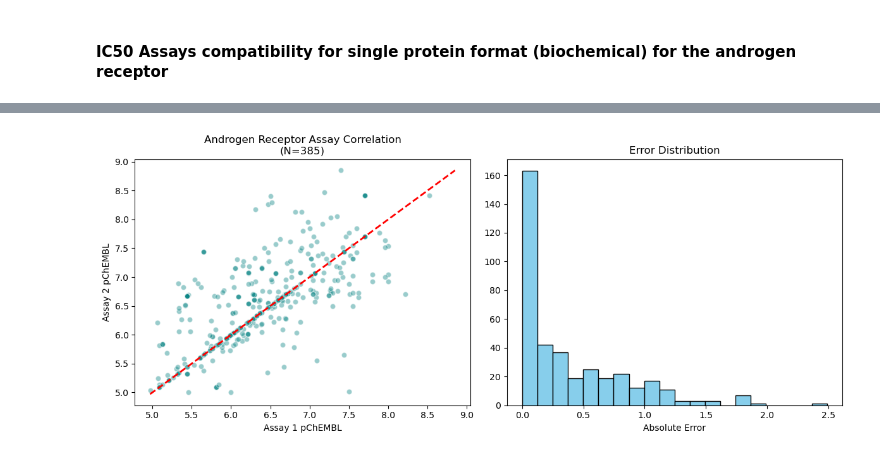
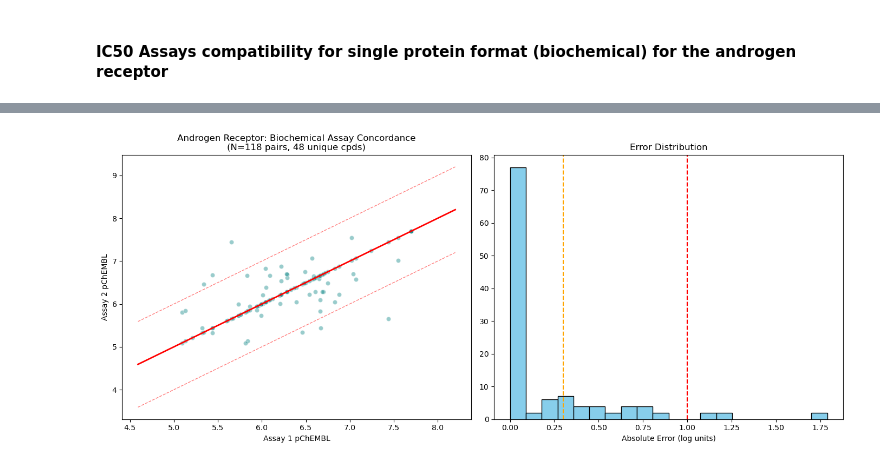
Before and after one commit to Daylad34/ar_IC50dataset, a Jupyter notebook: ChEMBL36_AR_IC50_Assays_Overlapping.ipynb, the cells around one changed output, grey strips where cells are left out. Cells and saved outputs as stored; diff of their text form; code cells hidden in the pictures.

Commit message:
Finalized AR biochemical and functional assay script

```diff
--- a/ChEMBL36_AR_IC50_Assays_Overlapping.ipynb
+++ b/ChEMBL36_AR_IC50_Assays_Overlapping.ipynb
@@ -5,7 +5,9 @@
 %config SqlMagic.feedback = False
 %config SqlMagic.displaylimit = None
 
-# Connect to your local ChEMBL 36 instance
-# Replace 'password' with your actual password
+from sqlalchemy import create_engine
+
+# Connect to local ChEMBL 36
 connection_string = 'postgresql://postgres:Daylad_3464@localhost:5432/ChEMBL36'
 %sql $connection_string
+engine = create_engine(connection_string)
@@ -29,21 +28,21 @@ from sklearn.metrics import r2_score, median_absolute_error
 def gather_data(engine, standard_type='IC50', minOverlap=5, minAssaySize=20, maxAssaySize=100,
                 onlyHighConfidence=True, removeMutants=True):
 
-    # 1. Identify Valid Assays
-    # Note: We use 'DROP TABLE IF EXISTS' and create regular tables (not temporary)
-    # so Pandas can see them outside the %sql session.
+
     %sql DROP TABLE IF EXISTS ar_temp_assays;
     conf_score = 9 if onlyHighConfidence else 0
 
     %sql \
     SELECT assay_id, assays.chembl_id assay_chembl_id, description, tid, \
-           count(distinct(molregno)) cnt, variant_id \
+            count(distinct(molregno)) cnt, variant_id \
     INTO ar_temp_assays \
     FROM activities \
     JOIN assays using(assay_id) \
     JOIN target_dictionary as targets using (tid) \
     WHERE targets.chembl_id = 'CHEMBL1871' \
-      AND target_type = 'SINGLE PROTEIN' \
+      AND targets.target_type = 'SINGLE PROTEIN' \
+      AND assays.assay_type = 'B' \
+      AND assays.bao_format = 'BAO_0000357' \
       AND standard_type = :standard_type \
       AND standard_units = 'nM' \
       AND pchembl_value IS NOT NULL \
@@ -52,13 +51,13 @@ def gather_data(engine, standard_type='IC50', minOverlap=5, minAssaySize=20, max
       AND confidence_score >= :conf_score \
     GROUP BY (assay_id, assays.chembl_id, description, tid, variant_id);
 
-    # 2. Apply Mutant Filters
+    # Remove Mutant androgen receptor
     if removeMutants:
         %sql DELETE FROM ar_temp_assays \
              WHERE variant_id IS NOT NULL \
                 OR lower(description) ~ 'mutant|mutation|variant|ar-v7|t878a|f877l|l702h|h875y';
 
-    # 3. Extract "Goldilocks" activities
+    # Extract "Goldilocks" activities
     %sql DROP TABLE IF EXISTS ar_goldilocks;
     %sql \
     SELECT assay_id, molregno, pchembl_value \
@@ -67,7 +66,7 @@ def gather_data(engine, standard_type='IC50', minOverlap=5, minAssaySize=20, max
     JOIN ar_temp_assays using (assay_id) \
     WHERE cnt >= :minAssaySize AND cnt <= :maxAssaySize;
 
-    # 4. Calculate Overlap
+    # Calculate Overlap
     %sql DROP TABLE IF EXISTS ar_goldilocks_ovl;
     %sql \
     SELECT c1.assay_id aid1, c2.assay_id aid2, count(distinct c1.molregno) ovl \
@@ -78,8 +77,7 @@ def gather_data(engine, standard_type='IC50', minOverlap=5, minAssaySize=20, max
     GROUP BY (c1.assay_id, c2.assay_id) \
     HAVING count(distinct c1.molregno) >= :minOverlap;
 
-    # 5. RETRIEVAL (The No-Fail Part)
-    # We use pd.read_sql with the engine directly. This skips %sql's display logic.
+    # Data retrieval
     query = """
     SELECT g1.molregno, g1.pchembl_value as p1, g2.pchembl_value as p2, aid1, aid2
     FROM ar_goldilocks_ovl
@@ -87,13 +85,13 @@ def gather_data(engine, standard_type='IC50', minOverlap=5, minAssaySize=20, max
     JOIN ar_goldilocks g2 ON (aid2 = g2.assay_id AND g1.molregno = g2.molregno);
     """
 
-    # We use the SQLAlchemy connection to bypass ipython-sql entirely
     with engine.connect() as conn:
         df_final = pd.read_sql(text(query), conn)
 
     return df_final.values.tolist()
 
-def show_comparison(pts, title="Androgen Receptor Assay Correlation"):
+    #Data tranformation for analysis
+def show_comparison(pts, title="Androgen Receptor: Biochemical Assay Concordance"):
     if not pts or len(pts) == 0:
         print("Analysis Error: No data points found. Try loosening your filters.")
         return
@@ -104,44 +102,70 @@ def show_comparison(pts, title="Androgen Receptor Assay Correlation"):
     df_clean = df.dropna(subset=['p1', 'p2']).copy()
 
     final_count = len(df_clean)
+    unique_compounds = df_clean['molregno'].nunique() # Generate unique compound count
+
     if final_count < 2:
         print(f"Error: Only {final_count} points after cleaning. Need at least 2.")
         return
 
+    # Calculate Per-Pair Bias
+    bias = df_clean.groupby(['aid1', 'aid2']).agg(
+        n_compounds=('molregno', 'count'),
+        avg_p1=('p1', 'mean'),
+        avg_p2=('p2', 'mean')
+    ).reset_index()
+    bias['delta'] = bias['avg_p1'] - bias['avg_p2']
+
+    # Stats Calculation
     xp, yp = df_clean['p1'].values, df_clean['p2'].values
+    diffs = np.abs(xp - yp)
 
-    # Stats
+    f_03 = (diffs > 0.3).mean()
+    f_10 = (diffs > 1.0).mean()
     r2 = r2_score(xp, yp)
-    tau, _ = stats.kendalltau(xp, yp)
     mae = median_absolute_error(xp, yp)
     spearman, _ = stats.spearmanr(xp, yp)
+    tau, _ = stats.kendalltau(xp, yp)
 
-    # Plotting
-    plt.figure(figsize=(12, 5))
+    # Visuals
+    plt.figure(figsize=(14, 6))
     plt.subplot(1, 2, 1)
     plt.scatter(xp, yp, alpha=0.4, color='teal', edgecolors='white')
-    lims = [min(xp.min(), yp.min()), max(xp.max(), yp.max())]
-    plt.plot(lims, lims, 'r--', lw=2)
+    lims = [min(xp.min(), yp.min()) - 0.5, max(xp.max(), yp.max()) + 0.5]
+    plt.plot(lims, lims, 'r-', lw=2)
+    plt.plot(lims, np.array(lims) + 1.0, 'r--', lw=1, alpha=0.5)
+    plt.plot(lims, np.array(lims) - 1.0, 'r--', lw=1, alpha=0.5)
     plt.xlabel('Assay 1 pChEMBL')
     plt.ylabel('Assay 2 pChEMBL')
-    plt.title(f"{title}\n(N={final_count})")
+    plt.title(f"{title}\n(N={final_count} pairs, {unique_compounds} unique cpds)")
 
     plt.subplot(1, 2, 2)
-    plt.hist(np.abs(xp - yp), bins=20, color='skyblue', edgecolor='black')
-    plt.xlabel('Absolute Error')
+    plt.hist(diffs, bins=20, color='skyblue', edgecolor='black')
+    plt.axvline(0.3, color='orange', linestyle='--')
+    plt.axvline(1.0, color='red', linestyle='--')
+    plt.xlabel('Absolute Error (log units)')
     plt.title('Error Distribution')
     plt.tight_layout()
     plt.show()
 
-    print(f"Final Statistics (N={final_count}):")
-    print("-" * 30)
-    print(f"R-squared:      {r2:.3f}")
-    print(f"Kendall Tau:    {tau:.3f}")
-    print(f"Spearman R:     {spearman:.3f}")
-    print(f"Median Abs Err: {mae:.3f}")
 
-# --- EXECUTION ---
-print("Querying ChEMBL...")
+    print(f"Final Statistics (Biochemical Only):")
+    print("-" * 40)
+    print(f"Total Assay Pairs:      {final_count}")
+    print(f"Total Unique Compounds: {unique_compounds}")
+    print(f"R-squared:              {r2:.3f}")
+    print(f"Median Abs Err:         {mae:.3f}")
+    print(f"Spearman R:             {spearman:.3f}")
+    print(f"Kendall Tau:            {tau:.3f}")
+    print("-" * 40)
+    print(f"f > 0.3:                {f_03:.2%} (Fraction above exp. error)")
+    print(f"f > 1.0:                {f_10:.2%} (Fraction with meaningful difference)")
+    print("-" * 40)
+    print("\n--- Detailed Assay Pair Analysis ---")
+    print(bias.sort_values('n_compounds', ascending=False).head(10).to_string(index=False))
+
+
+print("Querying ChEMBL for Biochemical Assays...")
 data_points = gather_data(engine)
 show_comparison(data_points)
 # %% [output]
@@ -149,8 +173,8 @@ Querying ChEMBL...
  * postgresql://postgres:***@localhost:5432/ChEMBL36
  * postgresql://postgres:***@localhost:5432/ChEMBL36
  * postgresql://postgres:***@localhost:5432/ChEMBL36
  * postgresql://postgres:***@localhost:5432/ChEMBL36
  * postgresql://postgres:***@localhost:5432/ChEMBL36
  * postgresql://postgres:***@localhost:5432/ChEMBL36
  * postgresql://postgres:***@localhost:5432/ChEMBL36
-[figure, old version]
+[figure, new version]
```
Also changed, not shown: parts of 10 cells of this notebook.
